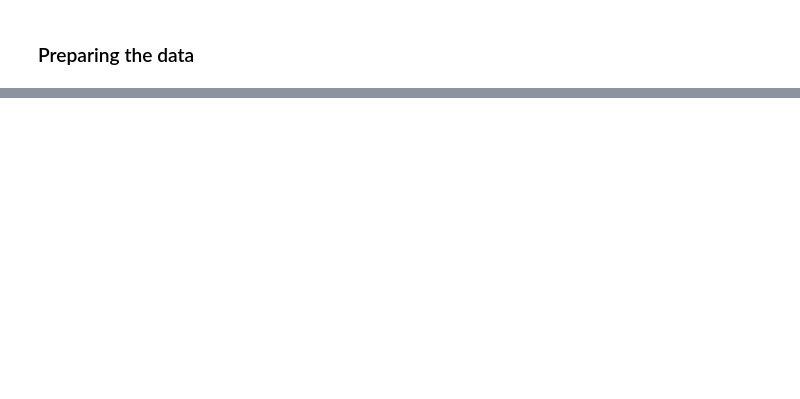
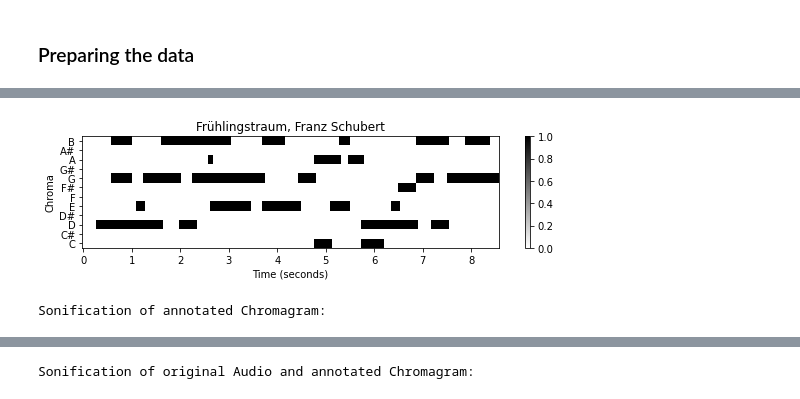
Before and after one commit to groupmm/libsoni, a Jupyter notebook: demo_chroma.ipynb, the cells around one changed output, grey strips where cells are left out. Drawn from its saved outputs; the diff is of its cells as text; code cells hidden in the pictures; blank space fills up the shorter version.

Commit message:
Changed Schubert Example to Frühlingstraum

```diff
--- a/demo_chroma.ipynb
+++ b/demo_chroma.ipynb
@@ -104,6 +122,5 @@ ipd.display(ipd.Audio(shepard_tone_filtered_low, rate=Fs))
 # %%
-fn_wav = os.path.join('data_audio', 'demo_chroma', 'Schubert_D911-01_HU33.wav') #442,29 Hz
+schubert_audio, Fs = librosa.load(os.path.join('data_audio', 'demo_chroma', 'FMP_B_Sonify_Pitch_Schubert_D911-11_SC06.wav'), sr=Fs)
 
-schubert_audio, Fs = librosa.load(fn_wav, sr=Fs)
-print('Gute Nacht by Franz Schubert:')
+print('Frühlingstraum by Franz Schubert:')
 ipd.display(ipd.Audio(schubert_audio,rate=Fs))
@@ -110,14 +130,12 @@ ipd.display(ipd.Audio(schubert_audio,rate=Fs))
 # %% [markdown]
 ### Preparing the data
 # %%
-fn_ann = os.path.join('data_csv','demo_chroma','Schubert_D911-01_HU33.csv')
+schubert_df = pd.read_csv(os.path.join('data_csv','demo_chroma','FMP_B_Sonify_Pitch_Schubert_D911-11_SC06.csv'), sep=';')
 
-ann_df = pd.read_csv(fn_ann, sep=';')
-
-note_list = [[start, end-start, pitch, vel, ins] for i,
-             (start, end, pitch, vel, ins) in ann_df.iterrows()]
+note_list = [[start, duration, pitch, vel, ins] for i,
+             (start, duration, pitch, vel, ins) in schubert_df.iterrows()]
 
 num_frames = int(len(schubert_audio) / H)
 Fs_frame = Fs / H
-C_ann_schubert = libfmp.b.list_to_chromagram(note_list, num_frames, Fs_frame)
-ipd.display(ann_df)
+C_annotated_schubert = libfmp.b.list_to_chromagram(note_list, num_frames, Fs_frame)
+ipd.display(schubert_df[0:5])
@@ -124,31 +149,19 @@ ipd.display(ann_df)
 # %%
-libfmp.b.plot_chromagram(C_ann_schubert, Fs=Fs_frame, title='Gute Nacht, Franz Schubert', figsize=(8, 2.5))
+libfmp.b.plot_chromagram(C_annotated_schubert, Fs=Fs_frame, title='Frühlingstraum, Franz Schubert', figsize=(8, 2.5))
 plt.show()
 
 # Sonified Chromagram from annotation
-c_ann_schubert_sonified = sonify_chromagram(C_ann_schubert,H=H,fs=Fs)
+c_annotated_schubert_sonified = sonify_chromagram(C_annotated_schubert,H=H,fs=Fs)
 print('Sonification of annotated Chromagram:')
-ipd.display(ipd.Audio(c_ann_schubert_sonified, rate=Fs))
+ipd.display(ipd.Audio(c_annotated_schubert_sonified, rate=Fs))
 
-# Computation of Chromagram from audio using librosa
+schubert_annotated_sonified_w_original = mix_sonification_and_original(sonification=c_annotated_schubert_sonified,
+                                                         original_audio=schubert_audio,
+                                                         gain_lin_sonification=1,
+                                                         gain_lin_original_audio=1)
 
-C_schubert = librosa.feature.chroma_stft(y=schubert_audio, sr=Fs, tuning=0, norm=2, hop_length=H, n_fft=H*2)
-
-libfmp.b.plot_chromagram(C_schubert, Fs=Fs_frame, title='Gute Nacht, Franz Schubert', figsize=(8, 2.5))
-plt.show()
-
-
-c_schubert_sonified = sonify_chromagram(C_schubert,H=H,fs=Fs)
-
-
-print('Sonification of computed Chromagram:')
-ipd.display(ipd.Audio(c_schubert_sonified, rate=Fs))
-
-
-schubert_sonified_w_original = mix_sonification_and_original(sonification=c_ann_schubert_sonified,
-                                                             original_audio=c_schubert_sonified,
-                                                             gain_lin_sonification=0.5,
-                                                             gain_lin_original_audio=1)
-
-print('Sonification of computed Chromagram and annotated Chromagram:')
-ipd.display(ipd.Audio(schubert_sonified_w_original, rate=Fs))
+print('Sonification of original Audio and annotated Chromagram:')
+ipd.display(ipd.Audio(schubert_annotated_sonified_w_original, rate=Fs))
+# %% [output]
+[figure, added]
+Sonification of annotated Chromagram:
@@ -154,0 +169 @@ ipd.display(ipd.Audio(schubert_sonified_w_original, rate=Fs))
+Sonification of original Audio and annotated Chromagram:
```
Also changed, not shown: parts of 10 cells of this notebook.
